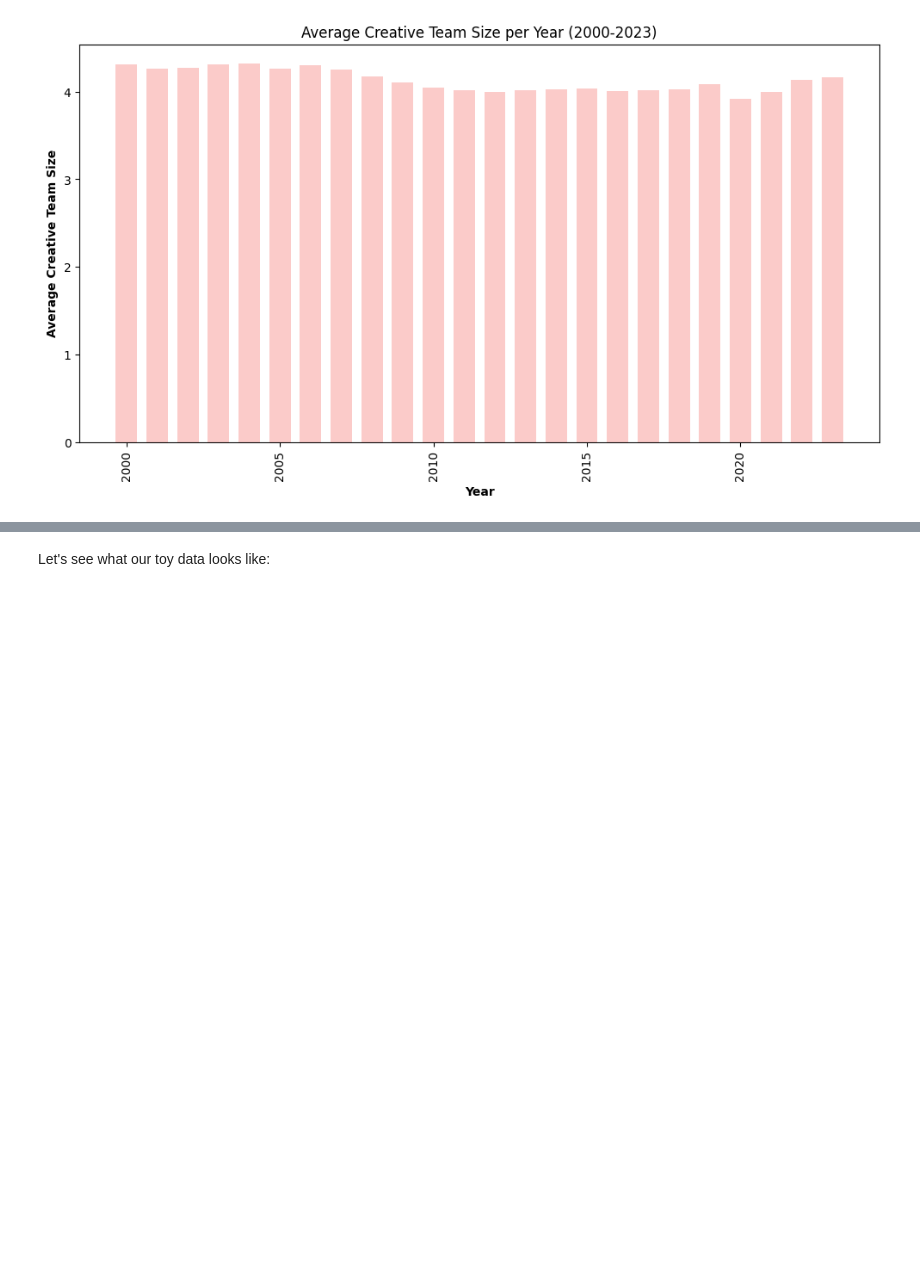
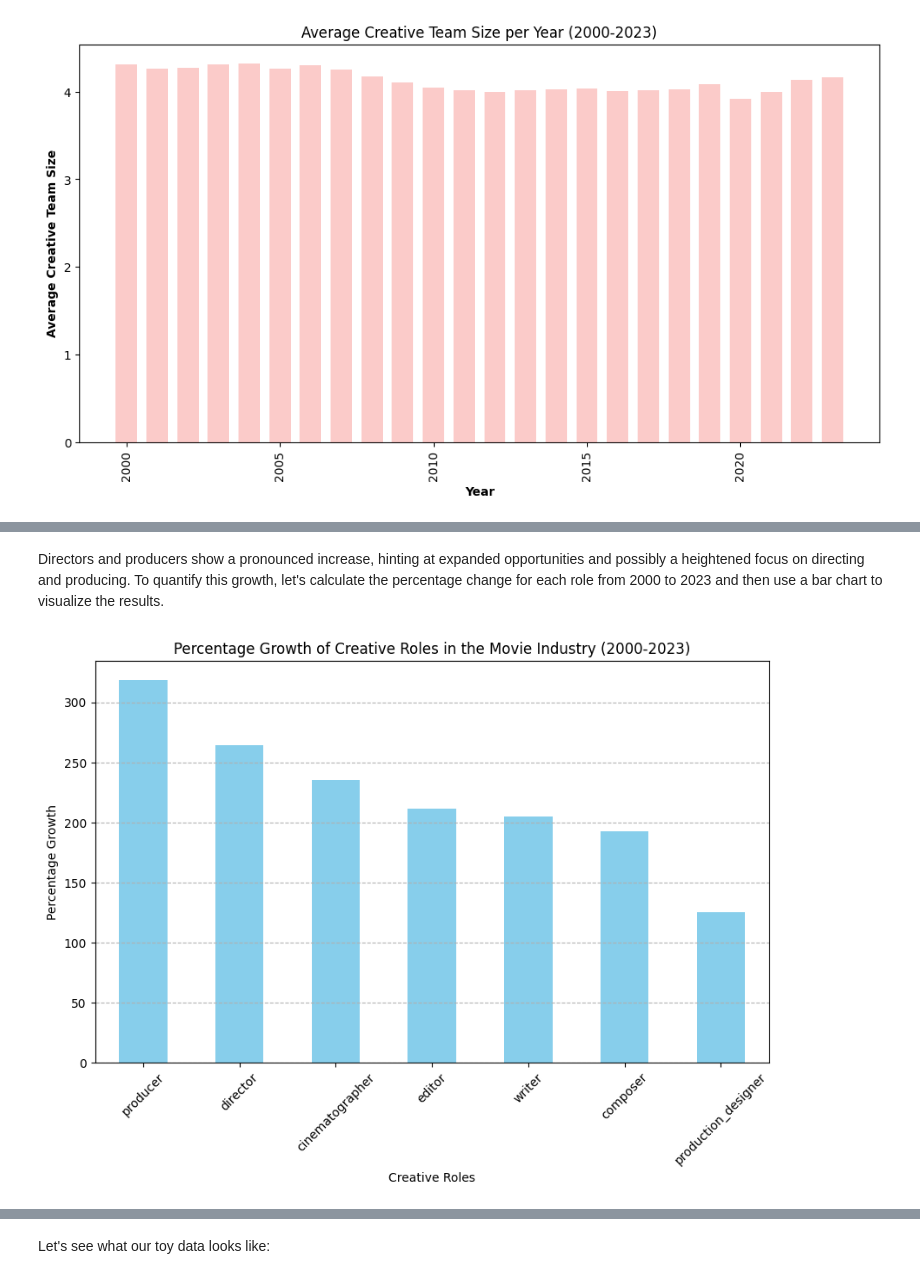
Before and after one commit to nhunguyen0901/SocialNetworks_CareerLongevity, a Jupyter notebook: Phase_2_Constructing_Filmmaker_Network.ipynb, the cells around one changed output, grey strips where cells are left out. Drawn from its saved outputs; the diff is of its cells as text; code cells hidden in the pictures; blank space fills up the shorter version.

```diff
--- a/Phase_2_Constructing_Filmmaker_Network.ipynb
+++ b/Phase_2_Constructing_Filmmaker_Network.ipynb
@@ -283,0 +321,20 @@ We need to do these procedures 21 times to calculate social capital for every cr
+# %% [markdown]
+Directors and producers show a pronounced increase, hinting at expanded opportunities and possibly a heightened focus on directing and producing. To quantify this growth, let's calculate the percentage change for each role from 2000 to 2023 and then use a bar chart to visualize the results.
+# %%
+# Calculate percentage change from 2000 to 2023 for each role
+percentage_changes = (role_counts.loc[2023] - role_counts.loc[2000]) / role_counts.loc[2000] * 100
+
+# Sorting to find roles with the highest growth
+percentage_changes.sort_values(ascending=False, inplace=True)
+
+# Plotting the percentage growth of each role as a bar chart
+plt.figure(figsize=(10, 6))
+percentage_changes.plot(kind='bar', color='skyblue')
+plt.title('Percentage Growth of Creative Roles in the Movie Industry (2000-2023)')
+plt.xlabel('Creative Roles')
+plt.ylabel('Percentage Growth')
+plt.grid(axis='y', linestyle='--')
+plt.xticks(rotation=45)
+plt.show()
+# %% [output]
+[figure, added]
```
Also changed, not shown: parts of 38 cells of this notebook, 1 other file.
